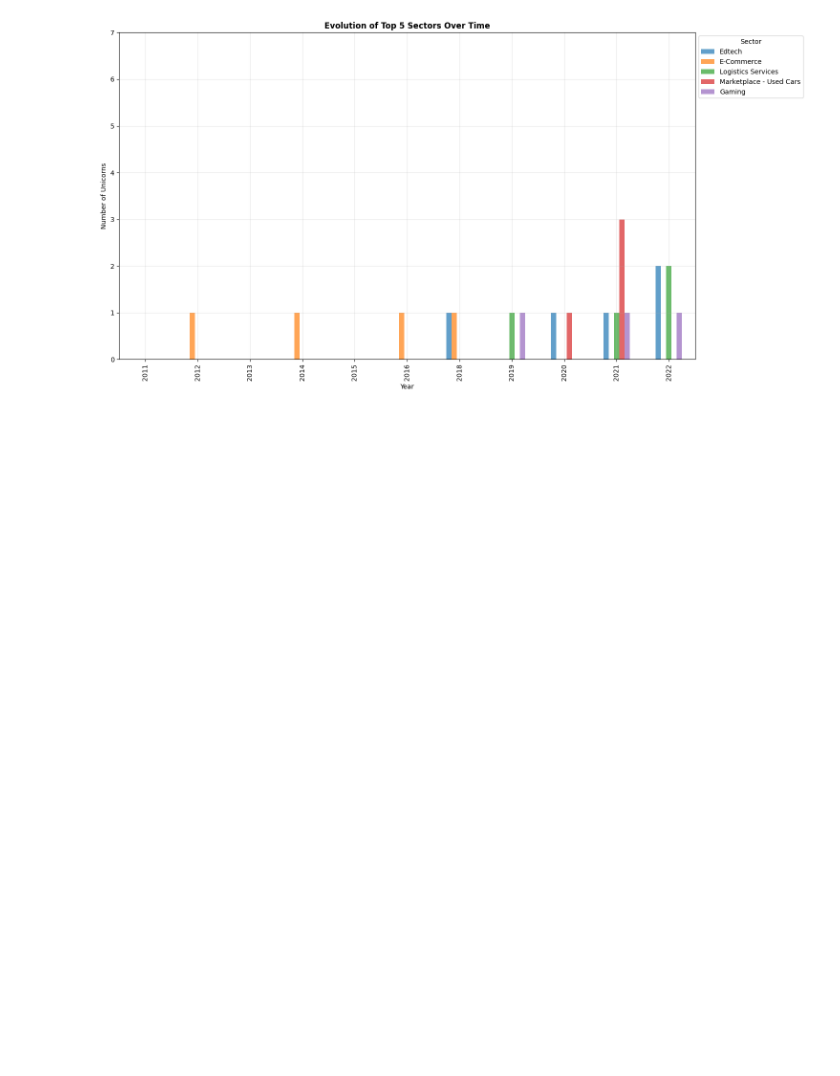
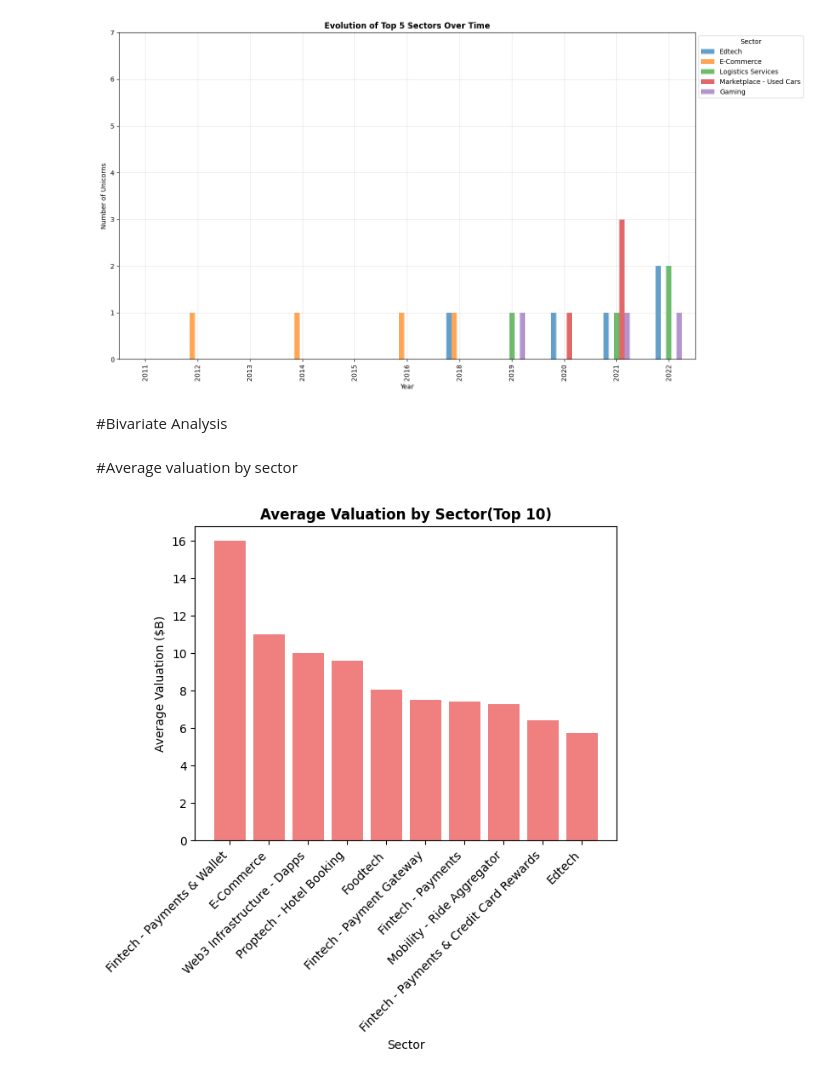
Before and after one commit to sindhuhavanagi17/python-ml, a Jupyter notebook: Starting_Funding_Analysis.ipynb, the cells around one changed output. Saved outputs shown, nothing was run; the diff lists cells and outputs as text; code cells hidden in the pictures; blank space fills up the shorter version.

```diff
--- a/Starting_Funding_Analysis.ipynb
+++ b/Starting_Funding_Analysis.ipynb
@@ -361,3 +361,19 @@ def display_k_sector_evolution(df,k):
 display_k_sector_evolution(df,5)
 # %% [output]
 [figure]
+# %% [markdown]
+#Bivariate Analysis
+# %% [markdown]
+#Average valuation by sector
+# %%
+avg_valuation=df.groupby('Sector')['Valuation ($B)'].mean()
+avg_valuation=avg_valuation.sort_values(ascending=False).head(10)
+
+bars=plt.bar(range(len(avg_valuation)),avg_valuation.values,color='lightcoral')
+plt.title('Average Valuation by Sector(Top 10)',fontweight='bold')
+plt.xlabel('Sector')
+plt.ylabel('Average Valuation ($B)')
+plt.xticks(range(len(avg_valuation)),avg_valuation.index,rotation=45,ha='right')
+plt.show()
+# %% [output]
+[figure, added]
```
Also changed, not shown: parts of 20 cells of this notebook.
